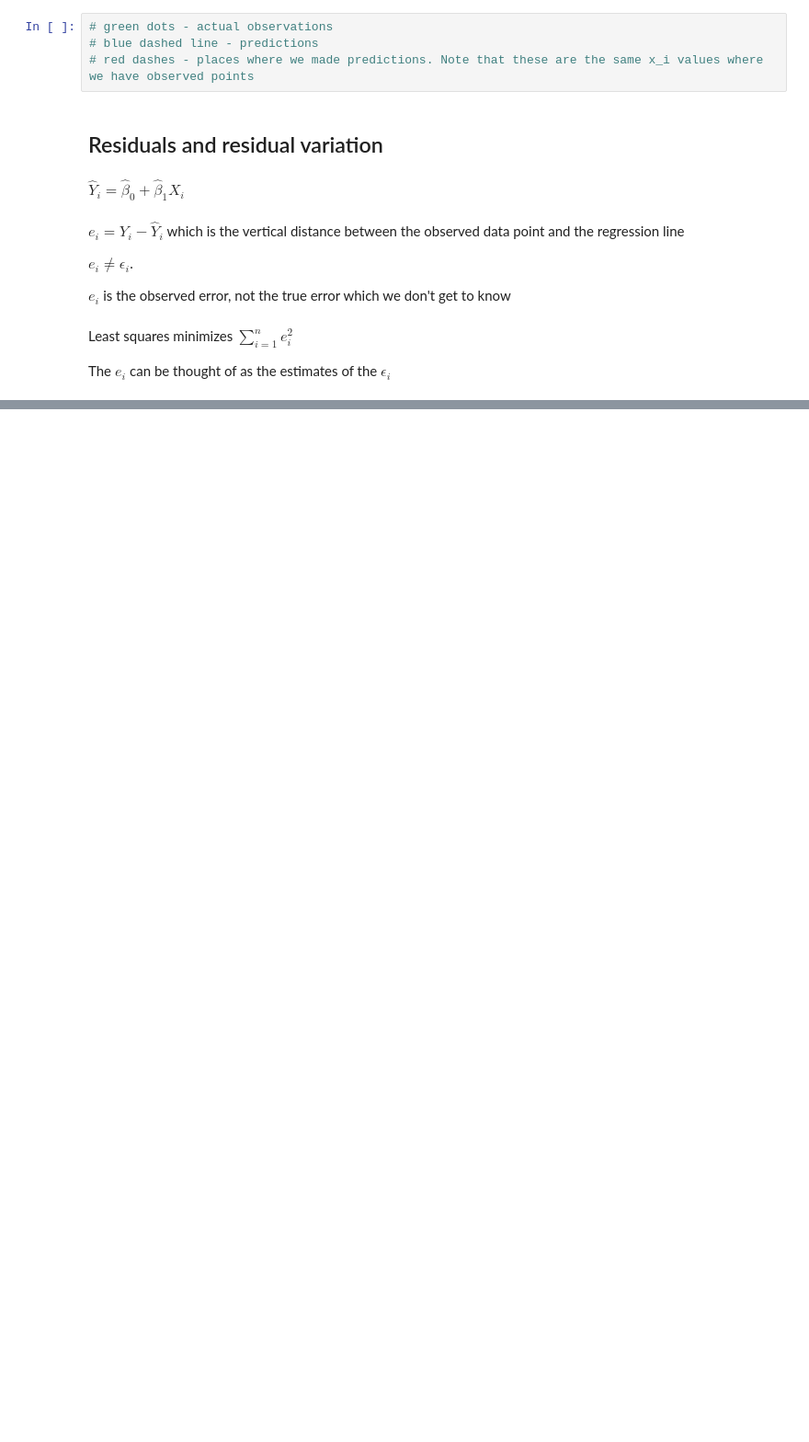
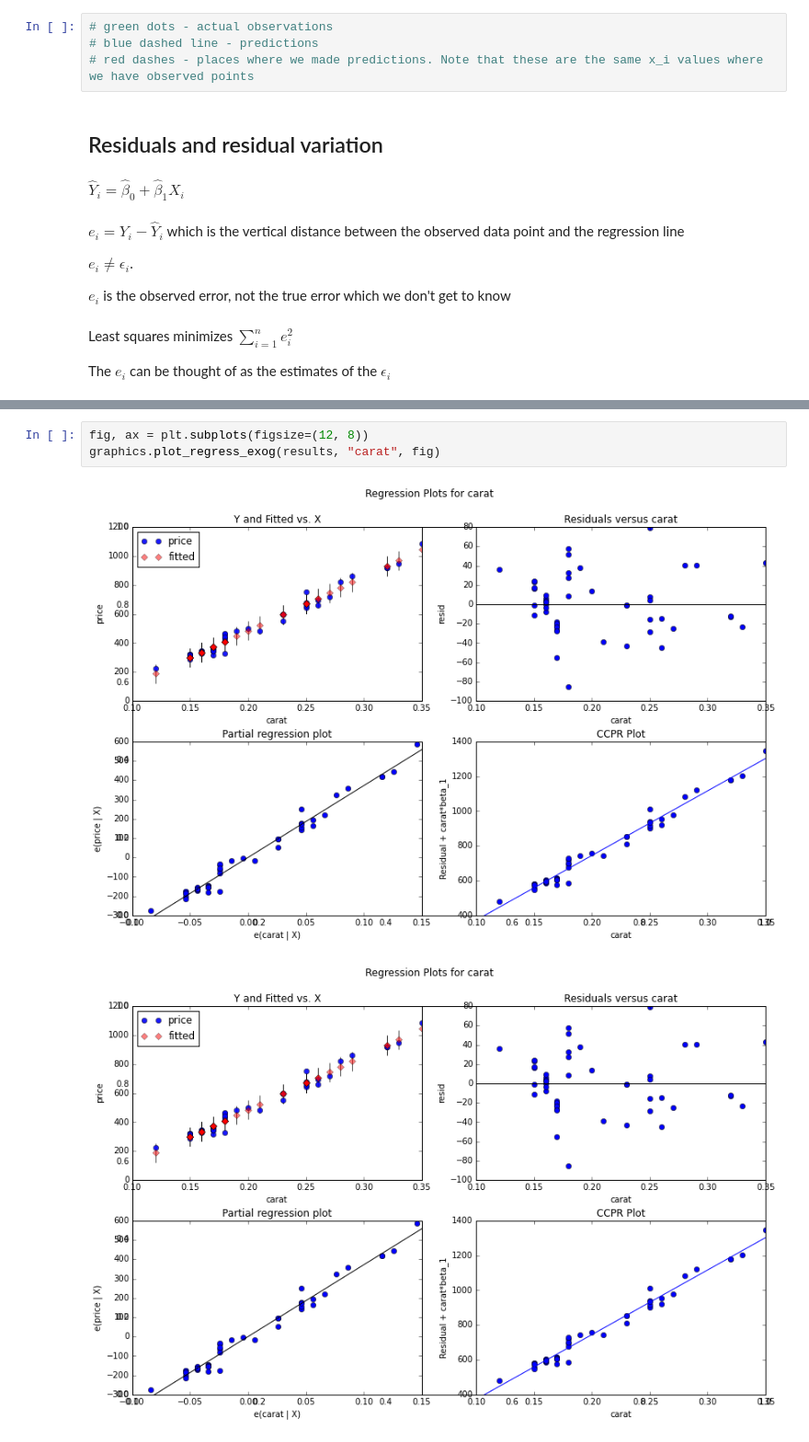
Before and after one commit to idrisr/coursera-regressions, a Jupyter notebook: regressions.ipynb, the cells around one changed output, grey strips where cells are left out. Shown: that part at 92% size. Saved outputs shown, nothing was run; the diff lists cells and outputs as text; blank space fills up the shorter version.

```diff
--- a/regressions.ipynb
+++ b/regressions.ipynb
@@ -803,0 +879,6 @@ The $e_i$ can be thought of as the estimates of the $\epsilon_i$
+# %%
+fig, ax = plt.subplots(figsize=(12, 8))
+graphics.plot_regress_exog(results, "carat", fig)
+# %% [output]
+[figure, added]
+[figure, added]
```
Also changed, not shown: parts of 35 cells of this notebook.
